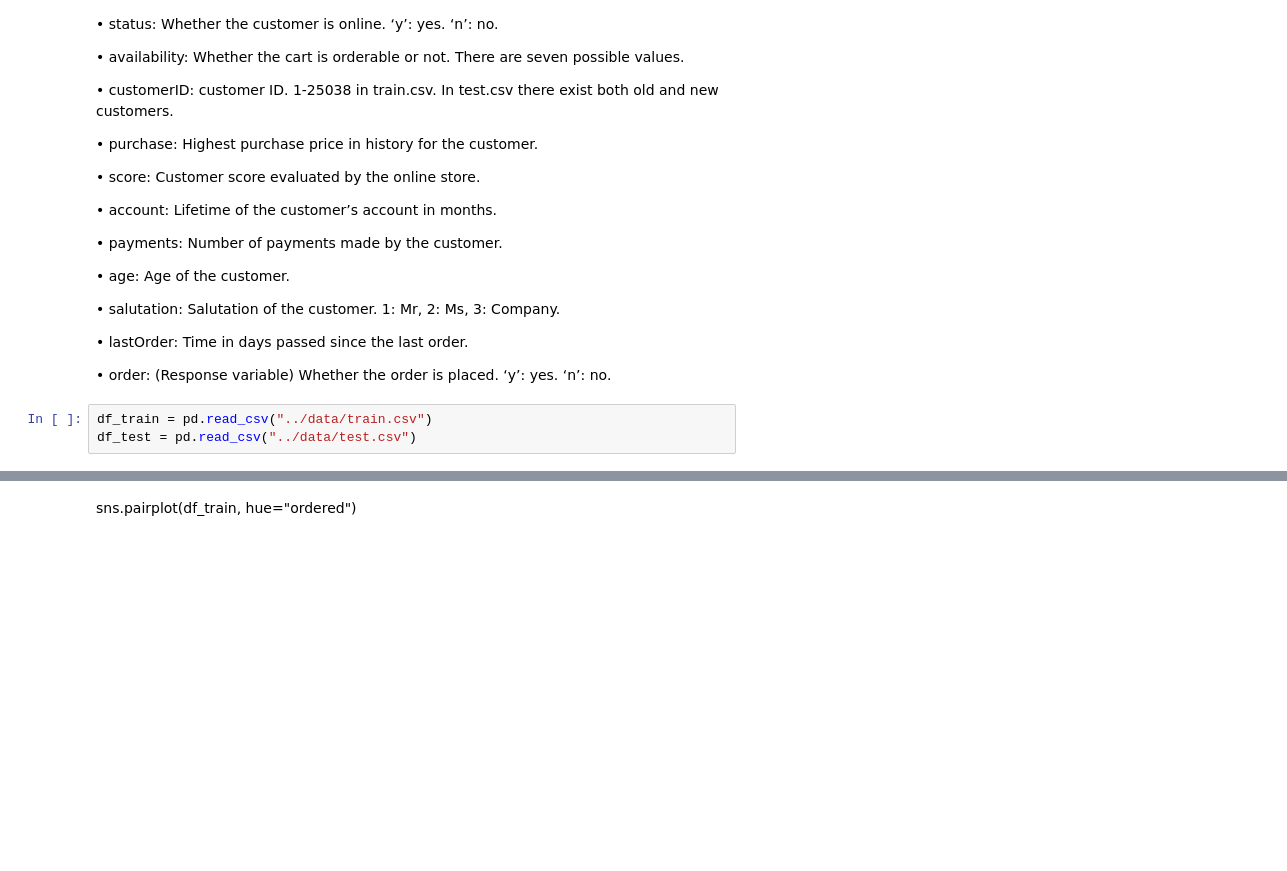
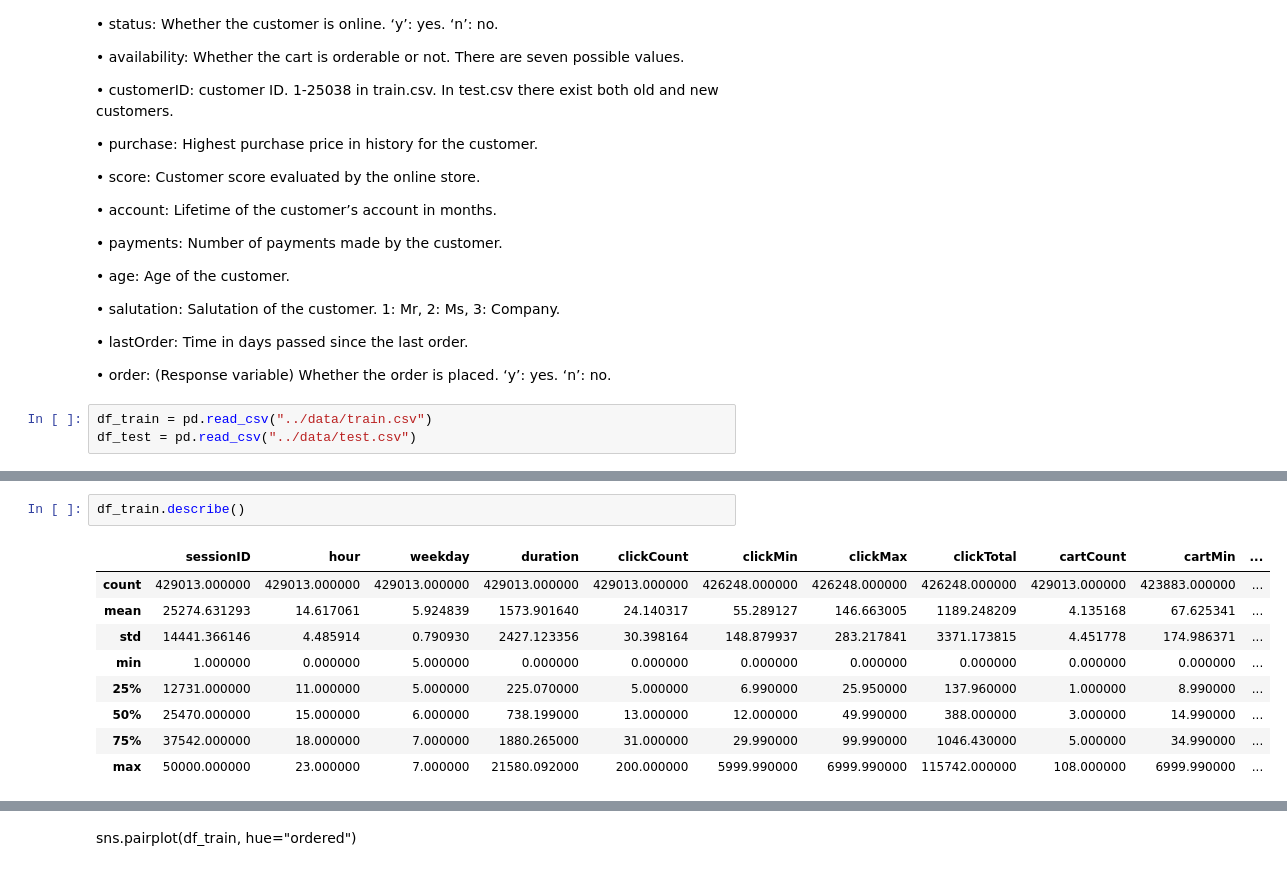
Before and after one commit to BrainMonkey/ml-contest1, a Jupyter notebook: python/jhiciano.ipynb, the cells around one changed output, grey strips where cells are left out. Saved outputs shown, nothing was run; the diff lists cells and outputs as text; blank space fills up the shorter version.

```diff
--- a/python/jhiciano.ipynb
+++ b/python/jhiciano.ipynb
@@ -97,0 +101,12 @@ df_train.head(2)
+# %%
+df_train.describe()
+# %% [output]
+|  | sessionID | hour | weekday | duration | clickCount | clickMin | clickMax | clickTotal | cartCount | cartMin | ... |
+| count | 429013.000000 | 429013.000000 | 429013.000000 | 429013.000000 | 429013.000000 | 426248.000000 | 426248.000000 | 426248.000000 | 429013.000000 | 423883.000000 | ... |
+| mean | 25274.631293 | 14.617061 | 5.924839 | 1573.901640 | 24.140317 | 55.289127 | 146.663005 | 1189.248209 | 4.135168 | 67.625341 | ... |
+| std | 14441.366146 | 4.485914 | 0.790930 | 2427.123356 | 30.398164 | 148.879937 | 283.217841 | 3371.173815 | 4.451778 | 174.986371 | ... |
+| min | 1.000000 | 0.000000 | 5.000000 | 0.000000 | 0.000000 | 0.000000 | 0.000000 | 0.000000 | 0.000000 | 0.000000 | ... |
+| 25% | 12731.000000 | 11.000000 | 5.000000 | 225.070000 | 5.000000 | 6.990000 | 25.950000 | 137.960000 | 1.000000 | 8.990000 | ... |
+| 50% | 25470.000000 | 15.000000 | 6.000000 | 738.199000 | 13.000000 | 12.000000 | 49.990000 | 388.000000 | 3.000000 | 14.990000 | ... |
+| 75% | 37542.000000 | 18.000000 | 7.000000 | 1880.265000 | 31.000000 | 29.990000 | 99.990000 | 1046.430000 | 5.000000 | 34.990000 | ... |
+| max | 50000.000000 | 23.000000 | 7.000000 | 21580.092000 | 200.000000 | 5999.990000 | 6999.990000 | 115742.000000 | 108.000000 | 6999.990000 | ... |
```
Also changed, not shown: parts of 29 cells of this notebook, 1 other file.
